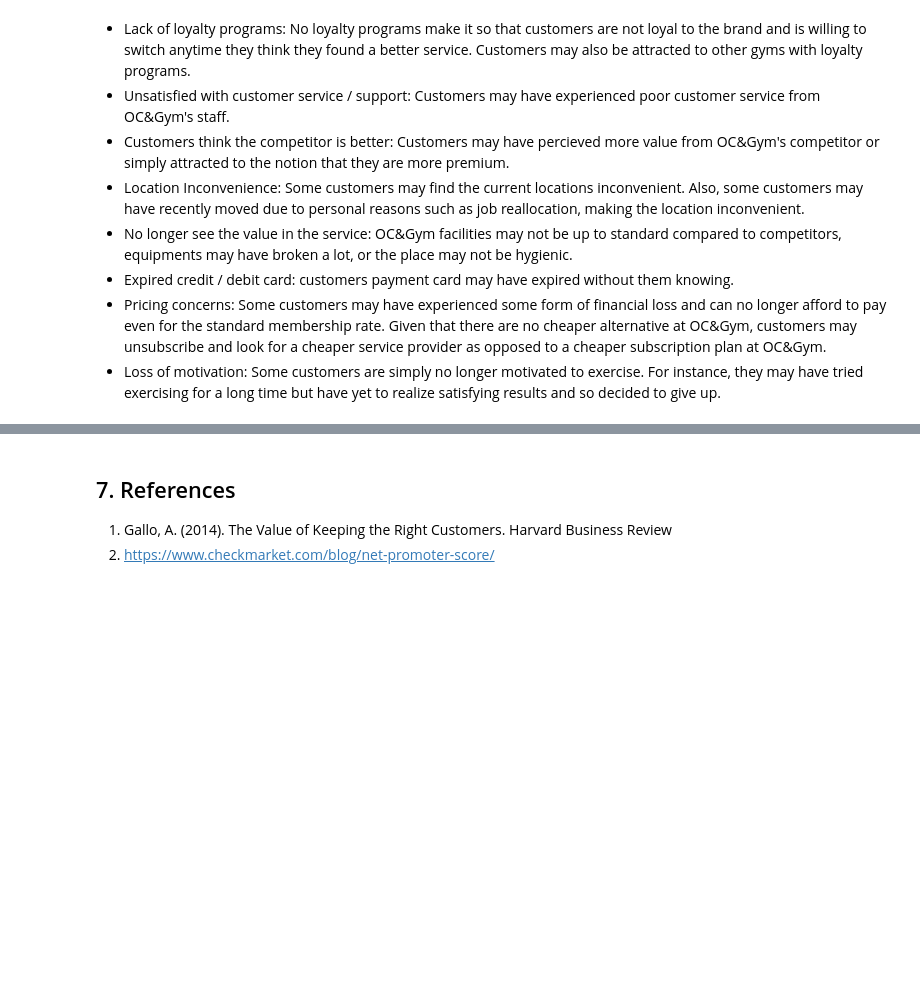
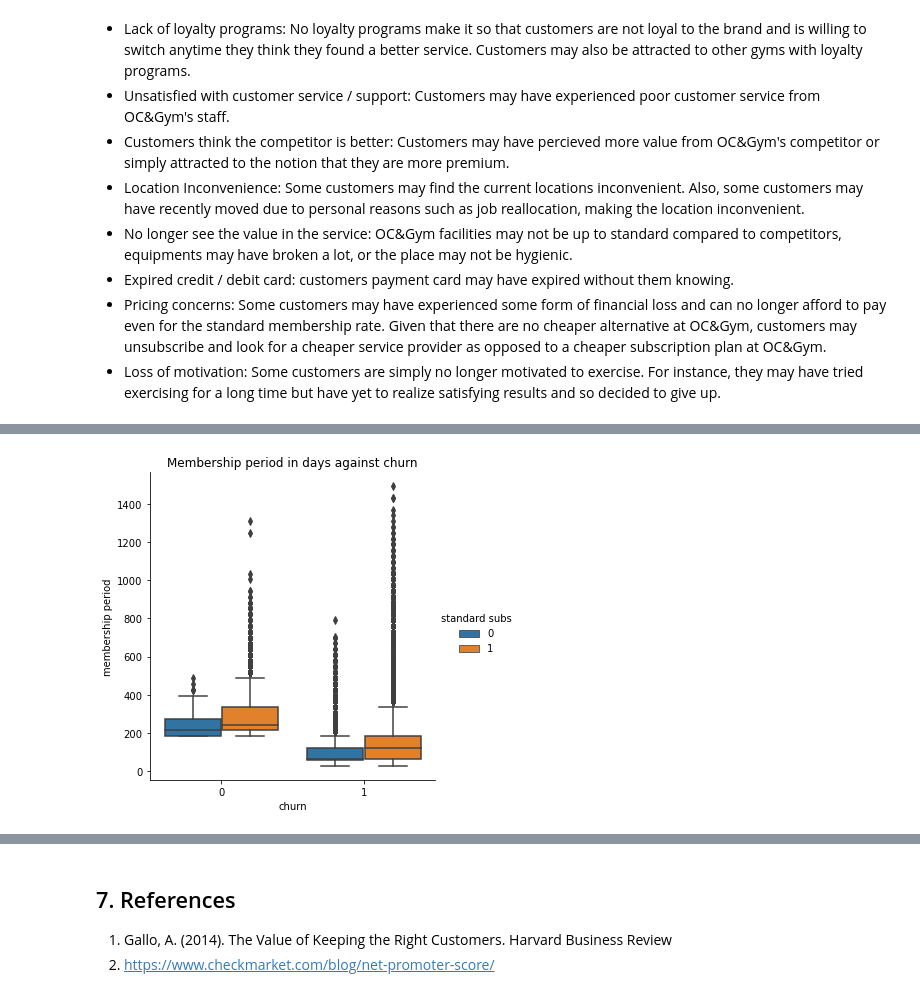
Before and after one commit to vaibhavdubey97/AIB_Assignment1, a Jupyter notebook: aib_assignment1.ipynb, the cells around one changed output, grey strips where cells are left out. Drawn from its saved outputs; the diff is of its cells as text; code cells hidden in the pictures; blank space fills up the shorter version.

```diff
--- a/aib_assignment1.ipynb
+++ b/aib_assignment1.ipynb
@@ -315,0 +534,17 @@ Recommended Actions:
+# %%
+# observing whether customers are more likely to churn if the membership period is less than certain days
+
+tmp = customer_not_affected_by_price[['Affluence','BirthYear','count_non_peakvisit_total','count_peakvisit_total','count visit total',
+                                      'membership period', 'End-6M visit count','End-3M visit count','End-1M visit count',
+                                      'delta_1-6M','delta_1-3M',
+                                      'male','standard subs','churn']]
+
+
+g = sns.catplot(x="churn", y="membership period", hue='standard subs', data=tmp, kind="box")
+
+
+plt.title('Membership period in days against churn')
+
+plt.show()
+# %% [output]
+[figure, added]
```
Also changed, not shown: parts of 80 cells of this notebook, 1 other file.
